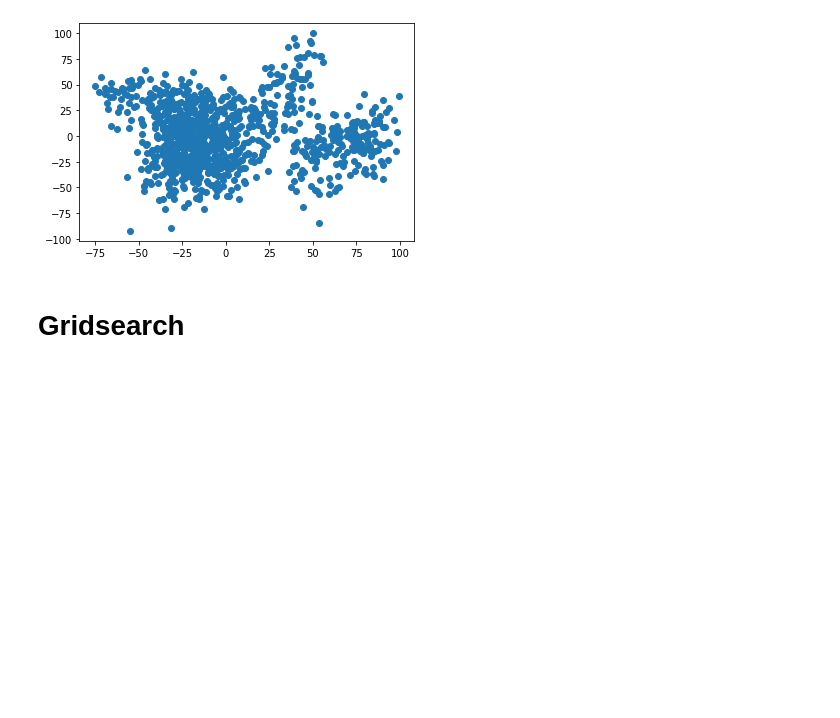
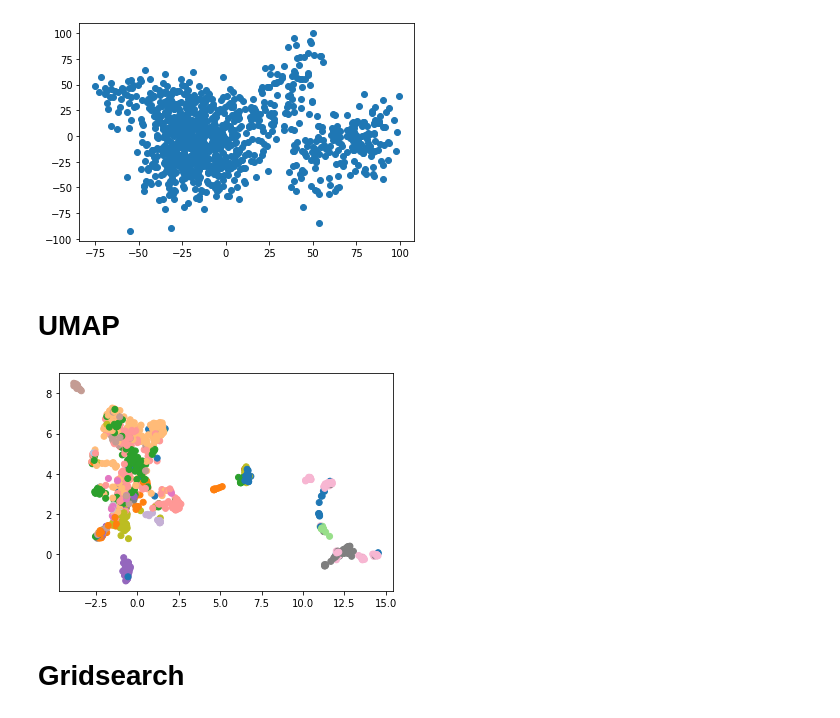
Before and after one commit to MarkF-hanze/UMCG_Thesis, a Jupyter notebook: Working_Code/Main_Shaved.ipynb, the cells around one changed output. Saved outputs shown, nothing was run; the diff lists cells and outputs as text; code cells hidden in the pictures; blank space fills up the shorter version.

```diff
--- a/Working_Code/Main_Shaved.ipynb
+++ b/Working_Code/Main_Shaved.ipynb
@@ -109,3 +112,5 @@ plt.scatter(pca_components[:,0], pca_components[:,1])
 plt.show()
 # %% [output]
 [figure]
+# %% [markdown]
+# UMAP
@@ -112,3 +124,10 @@ plt.show()
+# %%
+um = umap.UMAP(random_state=42)
+umap_components = um.fit_transform(normalized)
+plt.scatter(umap_components[:,0], umap_components[:,1], c=colors)
+plt.show()
+# %% [output]
+[figure, added]
 # %% [markdown]
 # Gridsearch
 # %%
```
Also changed, not shown: parts of 10 cells of this notebook, 4 other files.
